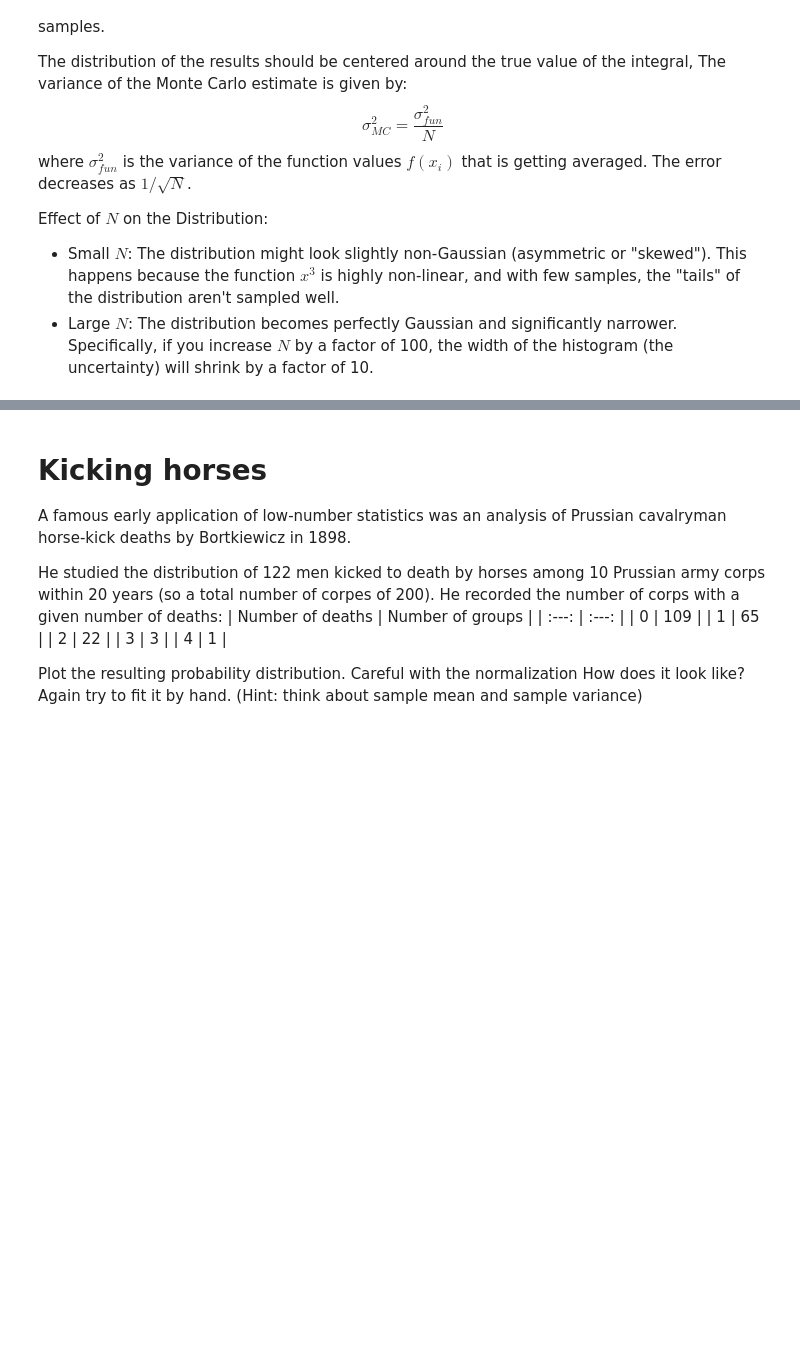
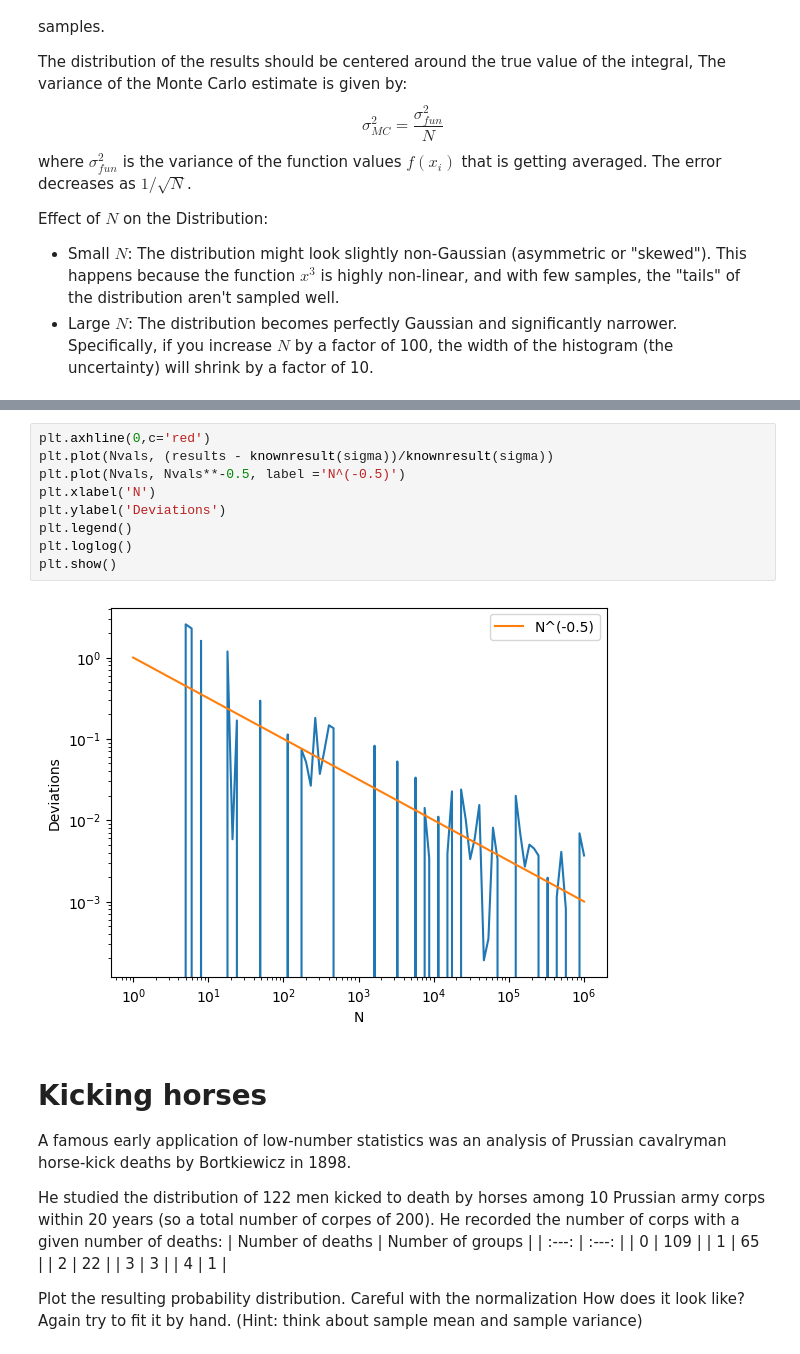
Before and after one commit to anna-tresoldi/astrostatistics_bicocca_2026, a Jupyter notebook: working/L03_problems.ipynb, the cells around one changed output, grey strips where cells are left out. Saved outputs shown, nothing was run; the diff lists cells and outputs as text; blank space fills up the shorter version.

```diff
--- a/working/L03_problems.ipynb
+++ b/working/L03_problems.ipynb
@@ -118,3 +145,14 @@ Effect of $N$ on the Distribution:
+# %%
+plt.axhline(0,c='red')
+plt.plot(Nvals, (results - knownresult(sigma))/knownresult(sigma))
+plt.plot(Nvals, Nvals**-0.5, label ='N^(-0.5)')
+plt.xlabel('N')
+plt.ylabel('Deviations')
+plt.legend()
+plt.loglog()
+plt.show()
+# %% [output]
+[figure, added]
 # %% [markdown]
 # Kicking horses
 A famous early application of low-number statistics was an analysis of Prussian cavalryman horse-kick deaths by Bortkiewicz in 1898.
```
Also changed, not shown: parts of 6 cells of this notebook.
